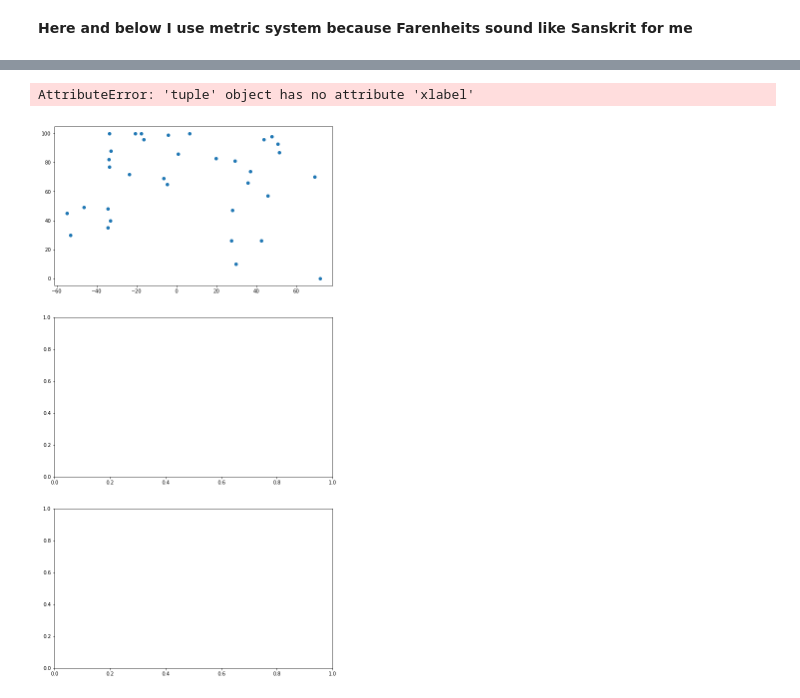
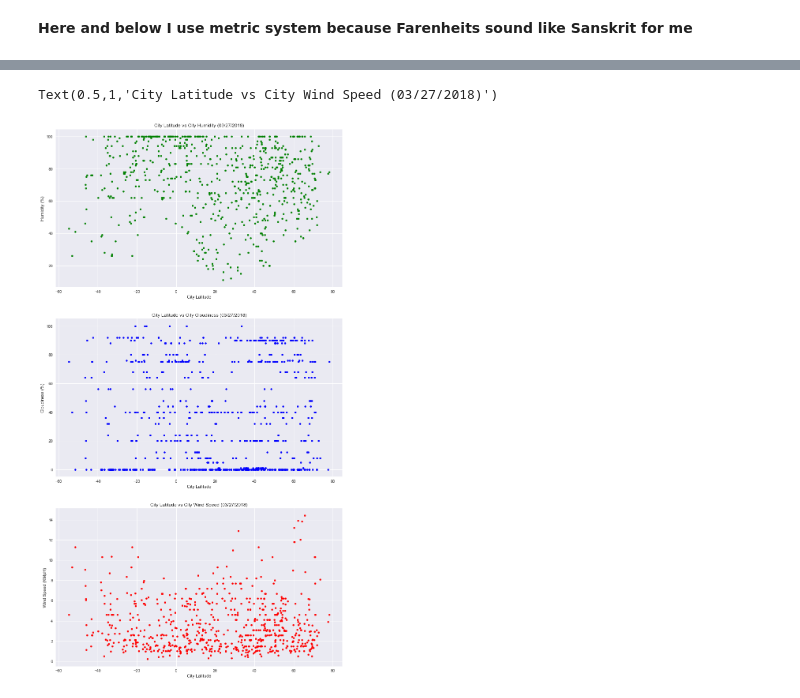
Before and after one commit to Gryazzz/Weather_Python, a Jupyter notebook: Weather_API.ipynb, the cells around one changed output, grey strips where cells are left out. Cells and saved outputs as stored; diff of their text form; code cells hidden in the pictures.

```diff
--- a/Weather_API.ipynb
+++ b/Weather_API.ipynb
@@ -34,9 +45,7 @@ print(len(cities))
 # %%
-# This works fine, but the output number is unpredictable
-
 cities = {}
 
-for x in range(50):
+for x in range(2000):
     coord = ((round(random.uniform(-90.00, 90.00),2)),(round(random.uniform(-180.00, 180.00),2)))
     citydata = citipy.nearest_city(*coord)
     city = citydata.city_name
@@ -57,7 +66,7 @@ units = 'imperial'
 
 all_requests_data = {}
 counter = 1 # City number counter
-abcent_cities = 0 # Counter for the cities that are not in the openweather database
+absent_cities_req = 0 # Counter for the cities that are not in the openweather database
 
 for city in cities:
 
@@ -66,6 +75,7 @@ for city in cities:
     ind_url = f'{url}appid={api_key}&units={units}&q={city}'
     # The line below is blocked, not to show the api_key
     #print(f'Now processing: city number {counter}, name {pure_city_name}\n{ind_url}')
+    print(f'Now processing: city number {counter}, name {pure_city_name}')
     data_json = requests.get(ind_url).json()
 
     try:
@@ -74,10 +84,10 @@ for city in cities:
                                               data_json['clouds']['all'], data_json['wind']['speed'], data_json['dt']]
     except(KeyError):
         print(f'There is no city {pure_city_name} in openweathermap database')
-        abcent_cities +=1
+        absent_cities_req +=1
         pass
     counter += 1
 
-print(f'{abcent_cities} cities were skipped')
+print(f'{absent_cities_req} cities were skipped')
 print(f'{len(all_requests_data)} cities data was captured')
 # %% [output]
@@ -120,16 +142,16 @@ settings = {"units": "metric", "appid": api_key}
 import urllib
 
 all_owm_data = []
-abcent_cities = 0
+absent_cities_owm = 0
 
 for city in cities:
     try:
         all_owm_data.append(owm.get_current(city, **settings))
     except urllib.error.HTTPError:
         print(f'There is no city {city} in openweathermap database')
-        abcent_cities += 1
+        absent_cities_owm += 1
         pass
 
-print(f'{abcent_cities} cities were skipped')
+print(f'{absent_cities_owm} cities were skipped')
 print(f'{len(all_owm_data)} cities data was captured')
 # %% [output]
@@ -158,11 +204,11 @@ final_owm_df.head()
 # %%
-import datetime
+sns.set()
+basedf = final_owm_df # DataFrame source for all plots can be easilly changed
 current_date = datetime.datetime.now().date().strftime("%m/%d/%Y")
-plt.figure(figsize=(10,6))
-plt.scatter(final_owm_df['Temperature(C)'], final_owm_df['Latitude'], c=final_owm_df['Temperature(C)'], cmap='coolwarm')
+plt.figure(figsize=(10,7))
+plt.scatter(basedf['Temperature(C)'], basedf['Latitude'], c=basedf['Temperature(C)'], s=30, cmap='coolwarm')
 plt.ylabel('Latitude')
 plt.xlabel('Temperature (C)')
 plt.title(f'Temperature (C) vs. City Latitude ({current_date})')
 plt.tight_layout()
-plt.grid()
 # %% [output]
@@ -170,14 +218,23 @@ plt.grid()
 # %%
+sns.set()
 fig, (ax1, ax2, ax3) = plt.subplots(3, sharex=False)
 #ax1.set_xlim(min(df_weather['Latitude'])-16, max(df_weather['Latitude'])+20)
-fig.set_size_inches(10,20)
+fig.set_size_inches(13,25)
 
-ax1.scatter(final_owm_df['Latitude'], final_owm_df['Humidity(%)'])
-(ax1,ax2,ax3).xlabel('Latitude')
+ax1.scatter(basedf['Latitude'], basedf['Humidity(%)'], c='g', s=20)
+ax1.set_xlabel('City Latitude')
+ax1.set_ylabel('Humidity (%)')
+ax1.set_title(f'City Latitude vs City Humidity ({current_date})')
 
-ax2.scatter(final_owm_df['Latitude'], final_owm_df['Cloudiness(%)'])
+ax2.scatter(basedf['Latitude'], basedf['Cloudiness(%)'], c='b', s=20)
+ax2.set_xlabel('City Latitude')
+ax2.set_ylabel('Cloudiness (%)')
+ax2.set_title(f'City Latitude vs City Cloudiness ({current_date})')
 
-ax3.scatter(final_owm_df['Latitude'], final_owm_df['Wind Speed(MpH)'])
+ax3.scatter(basedf['Latitude'], basedf['Wind Speed(MpH)'], c='r', s=20)
+ax3.set_xlabel('City Latitude')
+ax3.set_ylabel('Wind Speed (KMpH)')
+ax3.set_title(f'City Latitude vs City Wind Speed ({current_date})')
 # %% [output]
-AttributeError: 'tuple' object has no attribute 'xlabel'
+Text(0.5,1,'City Latitude vs City Wind Speed (03/27/2018)')
-[figure, old version]
+[figure, new version]
```
Also changed, not shown: parts of 17 cells of this notebook.
